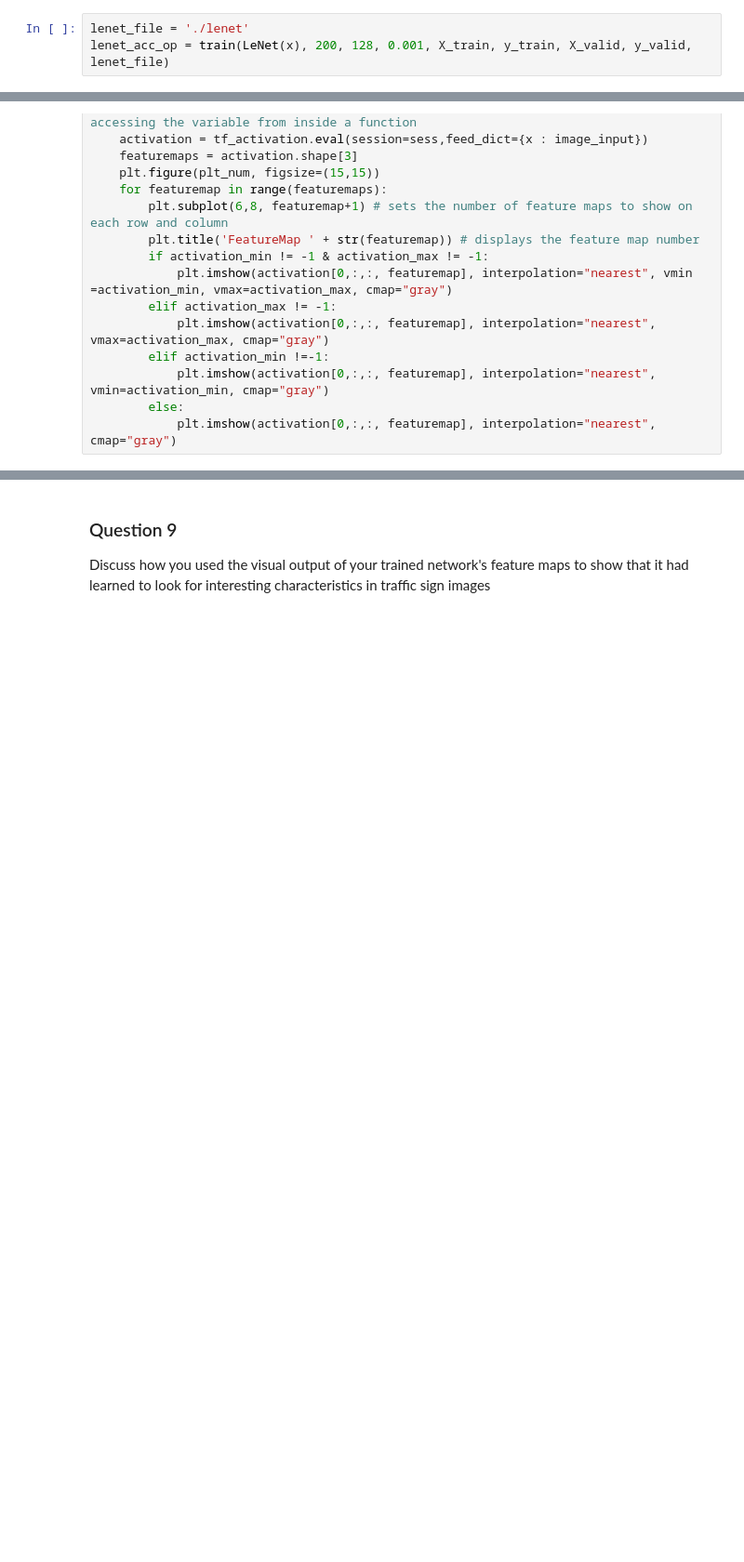
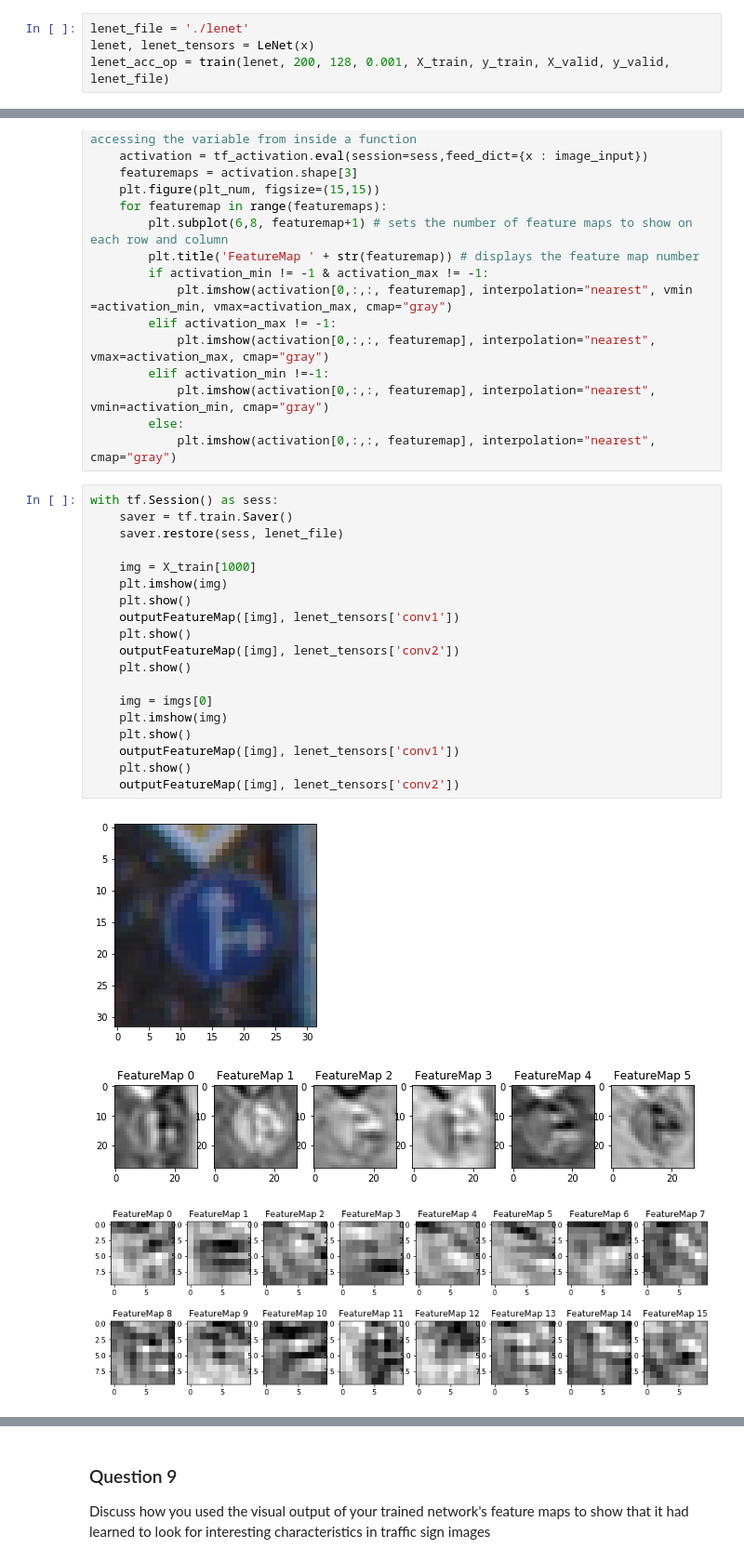
Before and after one commit to jgilbert42/CarND-Traffic-Sign-Classifier-Project, a Jupyter notebook: Traffic_Sign_Classifier.ipynb, the cells around one changed output, grey strips where cells are left out. Shown at 93% size. Saved outputs shown, nothing was run; the diff lists cells and outputs as text; blank space fills up the shorter version.

```diff
--- a/Traffic_Sign_Classifier.ipynb
+++ b/Traffic_Sign_Classifier.ipynb
@@ -391,5 +395,6 @@ def test(accuracy_operation, batch_size, test_x, test_y, restore_file):
         print("test accuracy = {:.3f}".format(accuracy))
 # %%
 lenet_file = './lenet'
-lenet_acc_op = train(LeNet(x), 200, 128, 0.001, X_train, y_train, X_valid, y_valid, lenet_file)
+lenet, lenet_tensors = LeNet(x)
+lenet_acc_op = train(lenet, 200, 128, 0.001, X_train, y_train, X_valid, y_valid, lenet_file)
 # %% [output]
@@ -554,3 +617,26 @@ def outputFeatureMap(image_input, tf_activation, activation_min=-1, activation_m
             plt.imshow(activation[0,:,:, featuremap], interpolation="nearest", vmin=activation_min, cmap="gray")
         else:
             plt.imshow(activation[0,:,:, featuremap], interpolation="nearest", cmap="gray")
+# %%
+with tf.Session() as sess:
+    saver = tf.train.Saver()
+    saver.restore(sess, lenet_file)
+
+    img = X_train[1000]
+    plt.imshow(img)
+    plt.show()
+    outputFeatureMap([img], lenet_tensors['conv1'])
+    plt.show()
+    outputFeatureMap([img], lenet_tensors['conv2'])
+    plt.show()
+
+    img = imgs[0]
+    plt.imshow(img)
+    plt.show()
+    outputFeatureMap([img], lenet_tensors['conv1'])
+    plt.show()
+    outputFeatureMap([img], lenet_tensors['conv2'])
+# %% [output]
+[figure, added]
+[figure, added]
+[figure, added]
```
Also changed, not shown: parts of 14 cells of this notebook.
